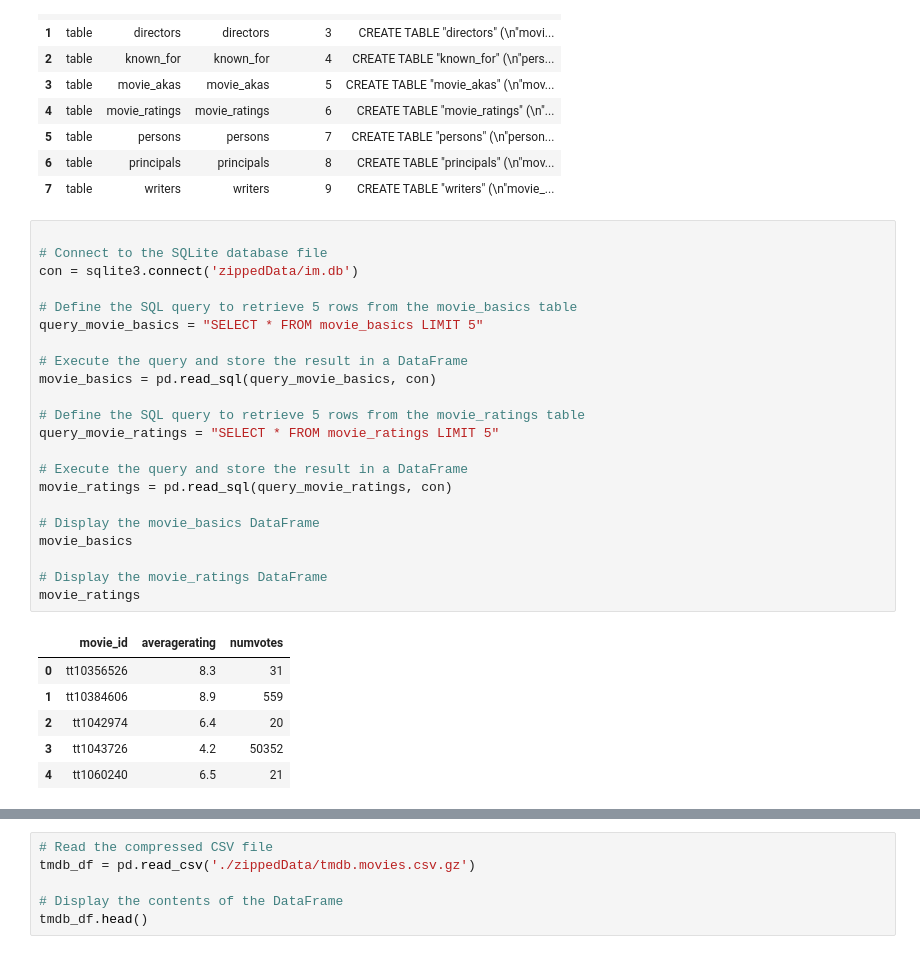
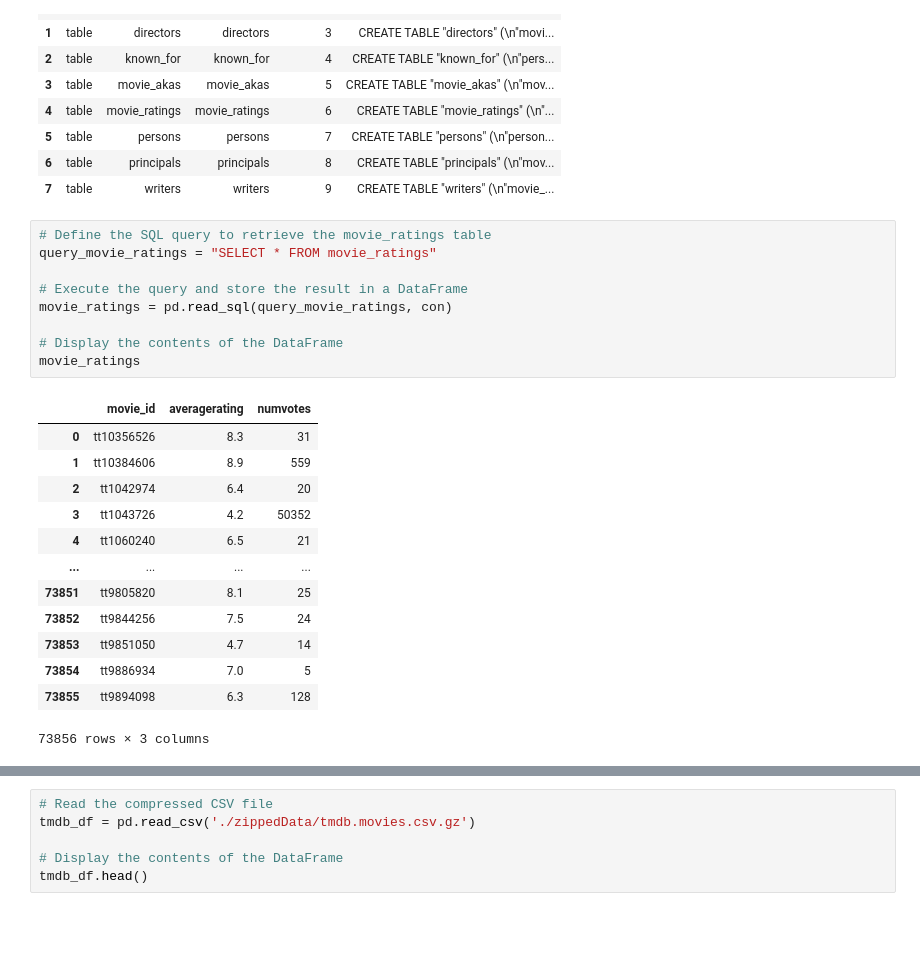
Before and after one commit to gregorymikuro/Microsoft-Box-Office-Movie-Studio-EDA-Project, a Jupyter notebook: student.ipynb, the cells around one changed output, grey strips where cells are left out. Cells and saved outputs as stored; diff of their text form; blank space fills up the shorter version.

Commit message:
Complete Extraction and Summary Creation for the Data

```diff
--- a/student.ipynb
+++ b/student.ipynb
@@ -83,33 +92,27 @@ tables
 | 6 | table | principals | principals | 8 | CREATE TABLE "principals" (\n"mov... |
 | 7 | table | writers | writers | 9 | CREATE TABLE "writers" (\n"movie_... |
 # %%
-
-# Connect to the SQLite database file
-con = sqlite3.connect('zippedData/im.db')
-
-# Define the SQL query to retrieve 5 rows from the movie_basics table
-query_movie_basics = "SELECT * FROM movie_basics LIMIT 5"
-
-# Execute the query and store the result in a DataFrame
-movie_basics = pd.read_sql(query_movie_basics, con)
-
-# Define the SQL query to retrieve 5 rows from the movie_ratings table
-query_movie_ratings = "SELECT * FROM movie_ratings LIMIT 5"
+# Define the SQL query to retrieve the movie_ratings table
+query_movie_ratings = "SELECT * FROM movie_ratings"
 
 # Execute the query and store the result in a DataFrame
 movie_ratings = pd.read_sql(query_movie_ratings, con)
 
-# Display the movie_basics DataFrame
-movie_basics
-
-# Display the movie_ratings DataFrame
+# Display the contents of the DataFrame
 movie_ratings
 # %% [output]
 |  | movie_id | averagerating | numvotes |
 | 0 | tt10356526 | 8.3 | 31 |
 | 1 | tt10384606 | 8.9 | 559 |
 | 2 | tt1042974 | 6.4 | 20 |
 | 3 | tt1043726 | 4.2 | 50352 |
 | 4 | tt1060240 | 6.5 | 21 |
+| ... | ... | ... | ... |
+| 73851 | tt9805820 | 8.1 | 25 |
+| 73852 | tt9844256 | 7.5 | 24 |
+| 73853 | tt9851050 | 4.7 | 14 |
+| 73854 | tt9886934 | 7.0 | 5 |
+| 73855 | tt9894098 | 6.3 | 128 |
+73856 rows × 3 columns
 # %%
 movie_basics.columns
```
Also changed, not shown: parts of 19 cells of this notebook.
